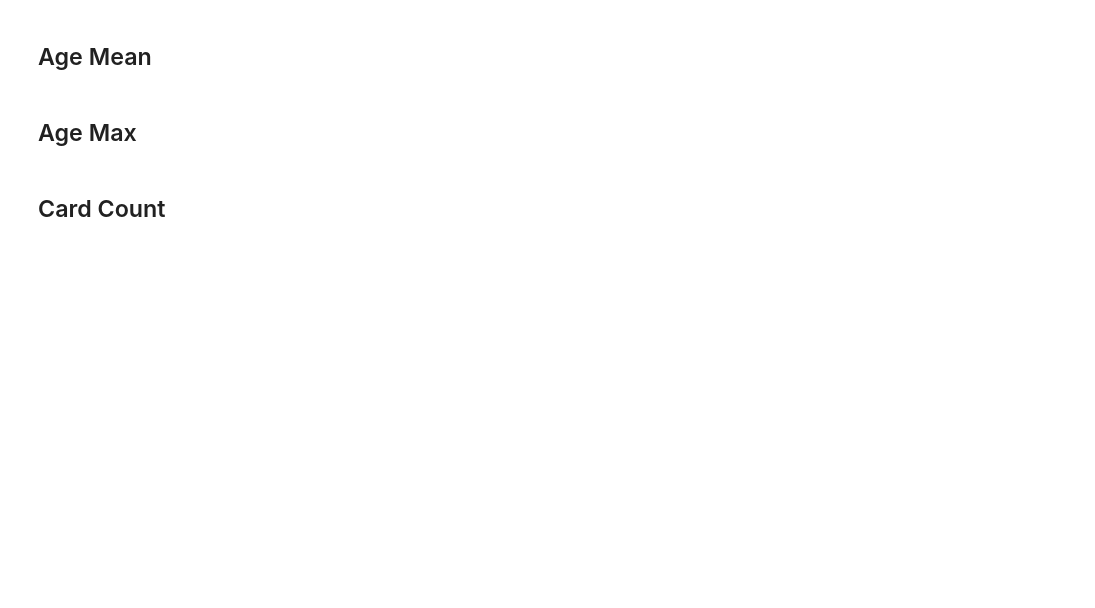
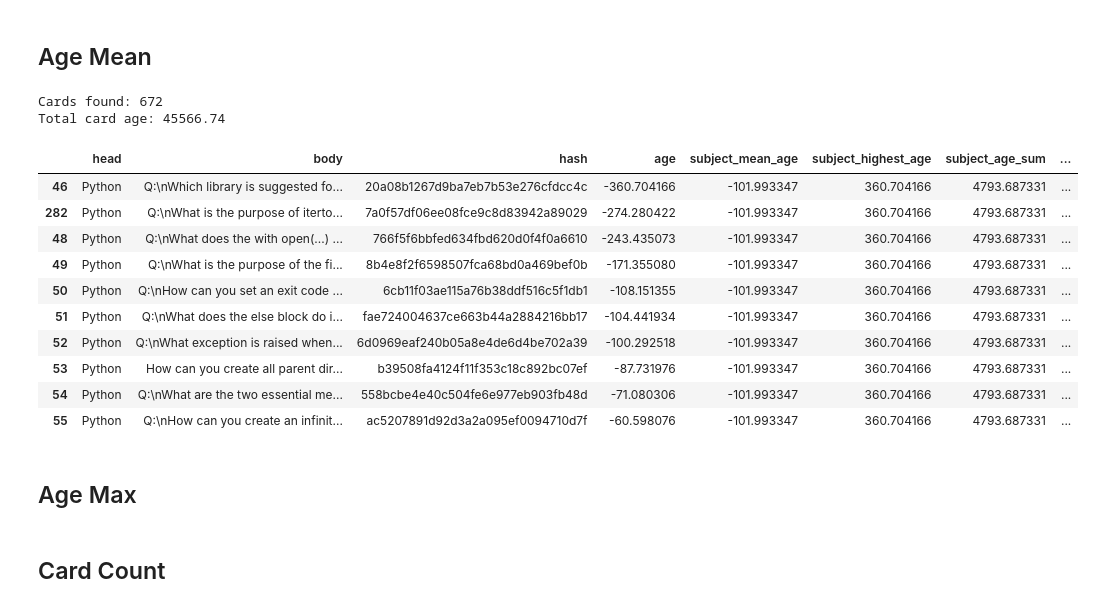
Before and after one commit to JayTY94/Certcards-refresh, a Jupyter notebook: shuffle.ipynb, the cells around one changed output. Drawn from its saved outputs; the diff is of its cells as text; code cells hidden in the pictures; blank space fills up the shorter version.

```diff
--- a/shuffle.ipynb
+++ b/shuffle.ipynb
@@ -211,16 +197,30 @@ Total card age: 45791.81
 # %% [markdown]
 ## Age Mean
 # %%
-# n=3
-# existing_cards['count'] = existing_cards.sort_values('age', ascending=False).groupby('head').cumcount()
-# existing_cards['n_fold'] = existing_cards['count'] % n
+n=3
+existing_cards['count'] = existing_cards.sort_values('age', ascending=False).groupby('head').cumcount()
+existing_cards['n_fold'] = existing_cards['count'] % n
 
-# existing_cards['subject_mean_age'] = existing_cards['subject_mean_age'] *-1
-# existing_cards['age'] = existing_cards['age'] *-1
-# existing_cards.sort_values(['n_fold', 'subject_mean_age', 'age'], inplace=True)
-# remake_card_document(existing_cards=existing_cards)
+existing_cards['subject_mean_age'] = existing_cards['subject_mean_age'] *-1
+existing_cards['age'] = existing_cards['age'] *-1
+existing_cards.sort_values(['n_fold', 'subject_mean_age', 'age'], inplace=True)
+remake_card_document(existing_cards=existing_cards)
 
-# existing_cards.head(10)
+existing_cards.head(10)
+# %% [output]
+Cards found: 672
+Total card age: 45566.74
+|  | head | body | hash | age | subject_mean_age | subject_highest_age | subject_age_sum | ... |
+| 46 | Python | Q:\nWhich library is suggested fo... | 20a08b1267d9ba7eb7b53e276cfdcc4c | -360.704166 | -101.993347 | 360.704166 | 4793.687331 | ... |
+| 282 | Python | Q:\nWhat is the purpose of iterto... | 7a0f57df06ee08fce9c8d83942a89029 | -274.280422 | -101.993347 | 360.704166 | 4793.687331 | ... |
+| 48 | Python | Q:\nWhat does the with open(...) ... | 766f5f6bbfed634fbd620d0f4f0a6610 | -243.435073 | -101.993347 | 360.704166 | 4793.687331 | ... |
+| 49 | Python | Q:\nWhat is the purpose of the fi... | 8b4e8f2f6598507fca68bd0a469bef0b | -171.355080 | -101.993347 | 360.704166 | 4793.687331 | ... |
+| 50 | Python | Q:\nHow can you set an exit code ... | 6cb11f03ae115a76b38ddf516c5f1db1 | -108.151355 | -101.993347 | 360.704166 | 4793.687331 | ... |
+| 51 | Python | Q:\nWhat does the else block do i... | fae724004637ce663b44a2884216bb17 | -104.441934 | -101.993347 | 360.704166 | 4793.687331 | ... |
+| 52 | Python | Q:\nWhat exception is raised when... | 6d0969eaf240b05a8e4de6d4be702a39 | -100.292518 | -101.993347 | 360.704166 | 4793.687331 | ... |
+| 53 | Python | How can you create all parent dir... | b39508fa4124f11f353c18c892bc07ef | -87.731976 | -101.993347 | 360.704166 | 4793.687331 | ... |
+| 54 | Python | Q:\nWhat are the two essential me... | 558bcbe4e40c504fe6e977eb903fb48d | -71.080306 | -101.993347 | 360.704166 | 4793.687331 | ... |
+| 55 | Python | Q:\nHow can you create an infinit... | ac5207891d92d3a2a095ef0094710d7f | -60.598076 | -101.993347 | 360.704166 | 4793.687331 | ... |
 # %% [markdown]
 ## Age Max
 # %%
```
Also changed, not shown: parts of 6 cells of this notebook, 3 other files.
